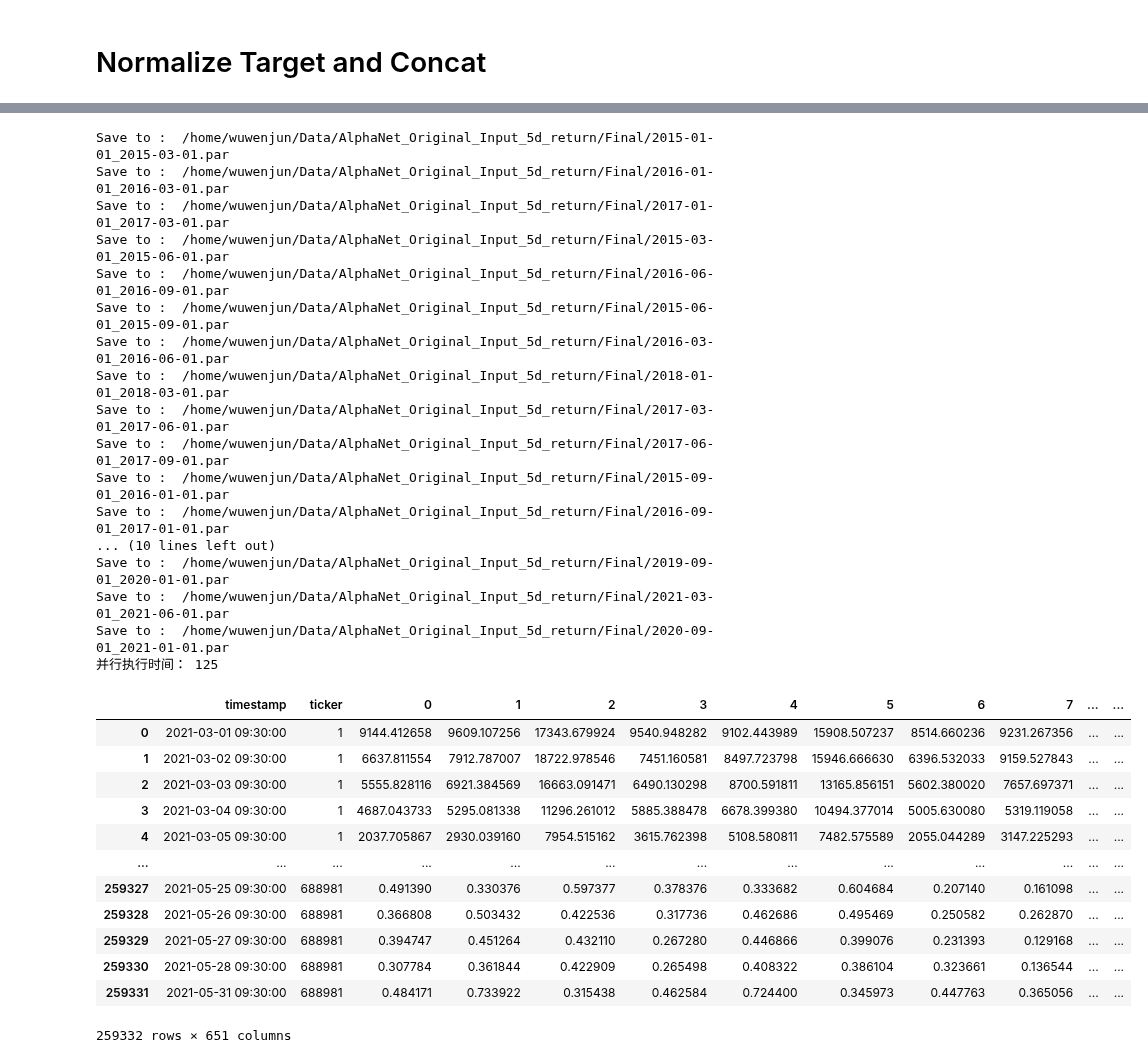
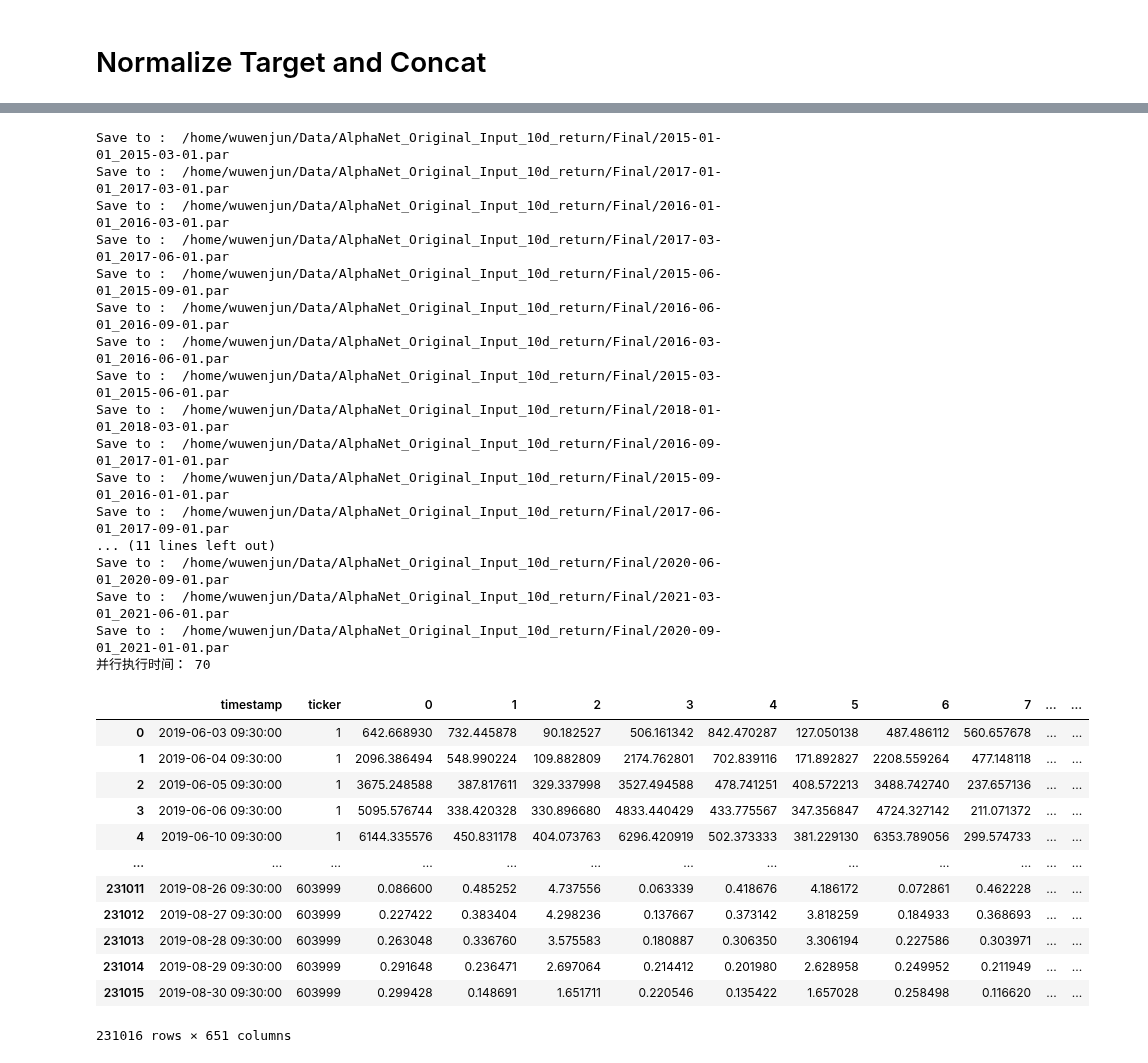
Before and after one commit to June24-Wu/Shannon, a Jupyter notebook: NoteBook/Get_Original_AlphaNet_Data.ipynb, the cells around one changed output, grey strips where cells are left out. Cells and saved outputs as stored; diff of their text form; code cells hidden in the pictures.

Commit message:
12.29 10d test for alpha net

```diff
--- a/NoteBook/Get_Original_AlphaNet_Data.ipynb
+++ b/NoteBook/Get_Original_AlphaNet_Data.ipynb
@@ -1,9 +1,9 @@
 # %% [markdown]
 # Get_Original_AlphaNet_Data
 # %%
-Alpha_Name = "AlphaNet_Original_Input_5d_return"
+Alpha_Name = "AlphaNet_Original_Input_10d_return"
 path = '/home/wuwenjun/Data/' + Alpha_Name +'/'
-target = "5d_ret"
+target = "10d_ret"
 # %%
 import time
 import os
@@ -756,36 +758,36 @@ pool.join()
 t2 = time.time()
 print("并行执行时间：", int(t2 - t1))
 # %% [output]
-Save to :  /home/wuwenjun/Data/AlphaNet_Original_Input_5d_return/Final/2015-01-01_2015-03-01.par
-Save to :  /home/wuwenjun/Data/AlphaNet_Original_Input_5d_return/Final/2016-01-01_2016-03-01.par
-Save to :  /home/wuwenjun/Data/AlphaNet_Original_Input_5d_return/Final/2017-01-01_2017-03-01.par
-Save to :  /home/wuwenjun/Data/AlphaNet_Original_Input_5d_return/Final/2015-03-01_2015-06-01.par
-Save to :  /home/wuwenjun/Data/AlphaNet_Original_Input_5d_return/Final/2016-06-01_2016-09-01.par
-Save to :  /home/wuwenjun/Data/AlphaNet_Original_Input_5d_return/Final/2015-06-01_2015-09-01.par
-Save to :  /home/wuwenjun/Data/AlphaNet_Original_Input_5d_return/Final/2016-03-01_2016-06-01.par
-Save to :  /home/wuwenjun/Data/AlphaNet_Original_Input_5d_return/Final/2018-01-01_2018-03-01.par
-Save to :  /home/wuwenjun/Data/AlphaNet_Original_Input_5d_return/Final/2017-03-01_2017-06-01.par
-Save to :  /home/wuwenjun/Data/AlphaNet_Original_Input_5d_return/Final/2017-06-01_2017-09-01.par
-Save to :  /home/wuwenjun/Data/AlphaNet_Original_Input_5d_return/Final/2015-09-01_2016-01-01.par
-Save to :  /home/wuwenjun/Data/AlphaNet_Original_Input_5d_return/Final/2016-09-01_2017-01-01.par
-... (10 lines left out)
-Save to :  /home/wuwenjun/Data/AlphaNet_Original_Input_5d_return/Final/2019-09-01_2020-01-01.par
-Save to :  /home/wuwenjun/Data/AlphaNet_Original_Input_5d_return/Final/2021-03-01_2021-06-01.par
-Save to :  /home/wuwenjun/Data/AlphaNet_Original_Input_5d_return/Final/2020-09-01_2021-01-01.par
-并行执行时间： 125
+Save to :  /home/wuwenjun/Data/AlphaNet_Original_Input_10d_return/Final/2015-01-01_2015-03-01.par
+Save to :  /home/wuwenjun/Data/AlphaNet_Original_Input_10d_return/Final/2017-01-01_2017-03-01.par
+Save to :  /home/wuwenjun/Data/AlphaNet_Original_Input_10d_return/Final/2016-01-01_2016-03-01.par
+Save to :  /home/wuwenjun/Data/AlphaNet_Original_Input_10d_return/Final/2017-03-01_2017-06-01.par
+Save to :  /home/wuwenjun/Data/AlphaNet_Original_Input_10d_return/Final/2015-06-01_2015-09-01.par
+Save to :  /home/wuwenjun/Data/AlphaNet_Original_Input_10d_return/Final/2016-06-01_2016-09-01.par
+Save to :  /home/wuwenjun/Data/AlphaNet_Original_Input_10d_return/Final/2016-03-01_2016-06-01.par
+Save to :  /home/wuwenjun/Data/AlphaNet_Original_Input_10d_return/Final/2015-03-01_2015-06-01.par
+Save to :  /home/wuwenjun/Data/AlphaNet_Original_Input_10d_return/Final/2018-01-01_2018-03-01.par
+Save to :  /home/wuwenjun/Data/AlphaNet_Original_Input_10d_return/Final/2016-09-01_2017-01-01.par
+Save to :  /home/wuwenjun/Data/AlphaNet_Original_Input_10d_return/Final/2015-09-01_2016-01-01.par
+Save to :  /home/wuwenjun/Data/AlphaNet_Original_Input_10d_return/Final/2017-06-01_2017-09-01.par
+... (11 lines left out)
+Save to :  /home/wuwenjun/Data/AlphaNet_Original_Input_10d_return/Final/2020-06-01_2020-09-01.par
+Save to :  /home/wuwenjun/Data/AlphaNet_Original_Input_10d_return/Final/2021-03-01_2021-06-01.par
+Save to :  /home/wuwenjun/Data/AlphaNet_Original_Input_10d_return/Final/2020-09-01_2021-01-01.par
+并行执行时间： 70
 # %%
-pd.read_parquet(path + "Final/" + file)
+pd.read_parquet(path + "Final/" + "2019-06-01_2019-09-01.par")
 # %% [output]
 |  | timestamp | ticker | 0 | 1 | 2 | 3 | 4 | 5 | 6 | 7 | ... | ... |
-| 0 | 2021-03-01 09:30:00 | 1 | 9144.412658 | 9609.107256 | 17343.679924 | 9540.948282 | 9102.443989 | 15908.507237 | 8514.660236 | 9231.267356 | ... | ... |
-| 1 | 2021-03-02 09:30:00 | 1 | 6637.811554 | 7912.787007 | 18722.978546 | 7451.160581 | 8497.723798 | 15946.666630 | 6396.532033 | 9159.527843 | ... | ... |
-| 2 | 2021-03-03 09:30:00 | 1 | 5555.828116 | 6921.384569 | 16663.091471 | 6490.130298 | 8700.591811 | 13165.856151 | 5602.380020 | 7657.697371 | ... | ... |
-| 3 | 2021-03-04 09:30:00 | 1 | 4687.043733 | 5295.081338 | 11296.261012 | 5885.388478 | 6678.399380 | 10494.377014 | 5005.630080 | 5319.119058 | ... | ... |
-| 4 | 2021-03-05 09:30:00 | 1 | 2037.705867 | 2930.039160 | 7954.515162 | 3615.762398 | 5108.580811 | 7482.575589 | 2055.044289 | 3147.225293 | ... | ... |
+| 0 | 2019-06-03 09:30:00 | 1 | 642.668930 | 732.445878 | 90.182527 | 506.161342 | 842.470287 | 127.050138 | 487.486112 | 560.657678 | ... | ... |
+| 1 | 2019-06-04 09:30:00 | 1 | 2096.386494 | 548.990224 | 109.882809 | 2174.762801 | 702.839116 | 171.892827 | 2208.559264 | 477.148118 | ... | ... |
+| 2 | 2019-06-05 09:30:00 | 1 | 3675.248588 | 387.817611 | 329.337998 | 3527.494588 | 478.741251 | 408.572213 | 3488.742740 | 237.657136 | ... | ... |
+| 3 | 2019-06-06 09:30:00 | 1 | 5095.576744 | 338.420328 | 330.896680 | 4833.440429 | 433.775567 | 347.356847 | 4724.327142 | 211.071372 | ... | ... |
+| 4 | 2019-06-10 09:30:00 | 1 | 6144.335576 | 450.831178 | 404.073763 | 6296.420919 | 502.373333 | 381.229130 | 6353.789056 | 299.574733 | ... | ... |
 | ... | ... | ... | ... | ... | ... | ... | ... | ... | ... | ... | ... | ... |
-| 259327 | 2021-05-25 09:30:00 | 688981 | 0.491390 | 0.330376 | 0.597377 | 0.378376 | 0.333682 | 0.604684 | 0.207140 | 0.161098 | ... | ... |
-| 259328 | 2021-05-26 09:30:00 | 688981 | 0.366808 | 0.503432 | 0.422536 | 0.317736 | 0.462686 | 0.495469 | 0.250582 | 0.262870 | ... | ... |
-| 259329 | 2021-05-27 09:30:00 | 688981 | 0.394747 | 0.451264 | 0.432110 | 0.267280 | 0.446866 | 0.399076 | 0.231393 | 0.129168 | ... | ... |
-| 259330 | 2021-05-28 09:30:00 | 688981 | 0.307784 | 0.361844 | 0.422909 | 0.265498 | 0.408322 | 0.386104 | 0.323661 | 0.136544 | ... | ... |
-| 259331 | 2021-05-31 09:30:00 | 688981 | 0.484171 | 0.733922 | 0.315438 | 0.462584 | 0.724400 | 0.345973 | 0.447763 | 0.365056 | ... | ... |
+| 231011 | 2019-08-26 09:30:00 | 603999 | 0.086600 | 0.485252 | 4.737556 | 0.063339 | 0.418676 | 4.186172 | 0.072861 | 0.462228 | ... | ... |
+| 231012 | 2019-08-27 09:30:00 | 603999 | 0.227422 | 0.383404 | 4.298236 | 0.137667 | 0.373142 | 3.818259 | 0.184933 | 0.368693 | ... | ... |
+| 231013 | 2019-08-28 09:30:00 | 603999 | 0.263048 | 0.336760 | 3.575583 | 0.180887 | 0.306350 | 3.306194 | 0.227586 | 0.303971 | ... | ... |
+| 231014 | 2019-08-29 09:30:00 | 603999 | 0.291648 | 0.236471 | 2.697064 | 0.214412 | 0.201980 | 2.628958 | 0.249952 | 0.211949 | ... | ... |
+| 231015 | 2019-08-30 09:30:00 | 603999 | 0.299428 | 0.148691 | 1.651711 | 0.220546 | 0.135422 | 1.657028 | 0.258498 | 0.116620 | ... | ... |
-259332 rows × 651 columns
+231016 rows × 651 columns
```
Also changed, not shown: parts of 4 cells of this notebook, 3 other files.
